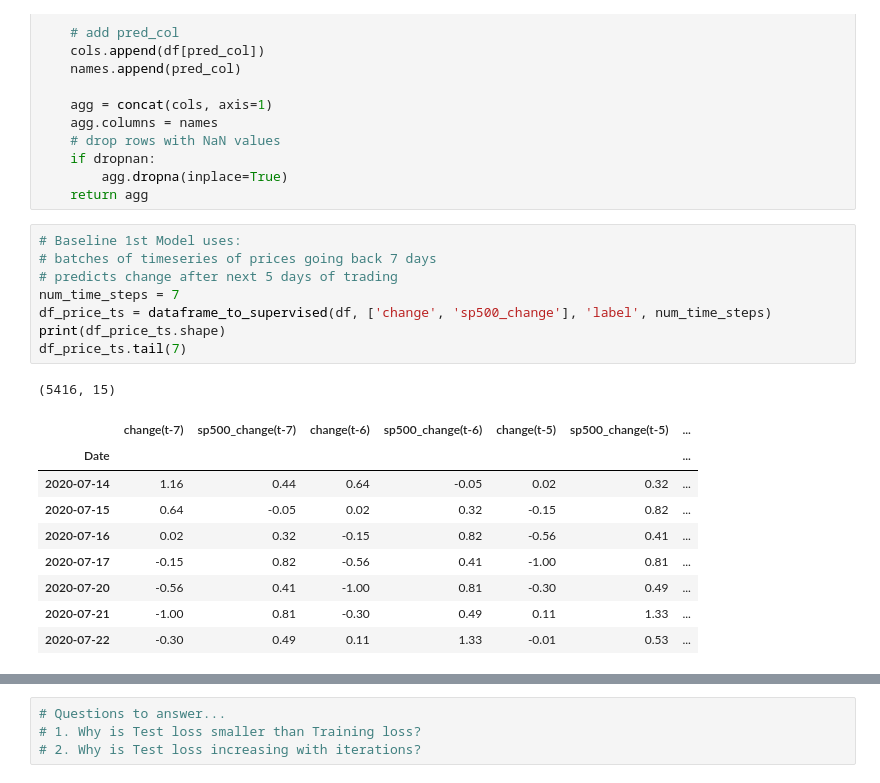
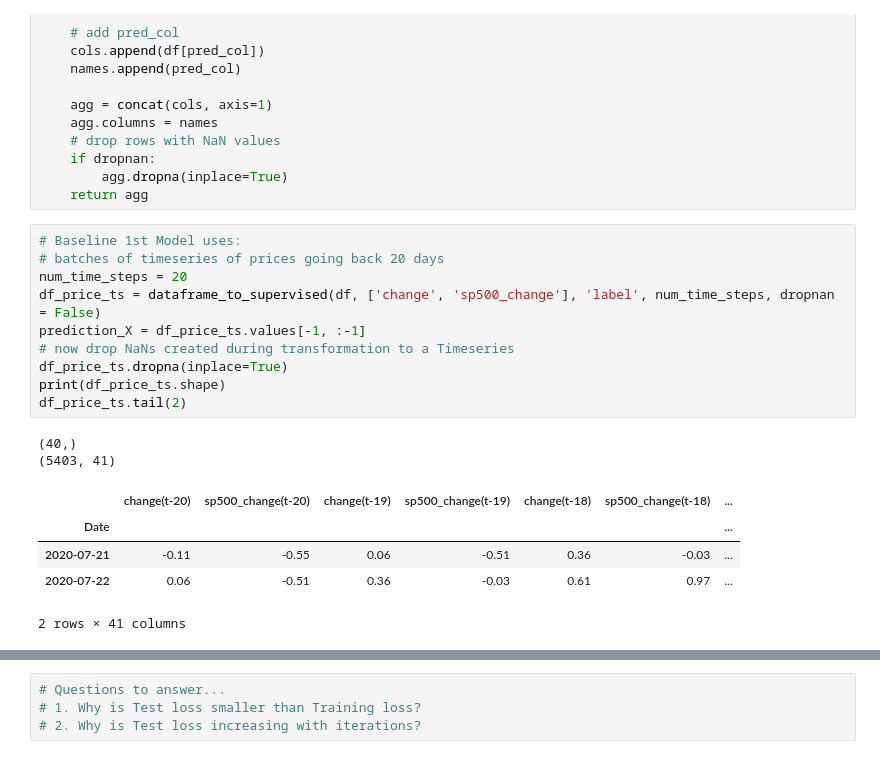
Before and after one commit to simonperrott/stockatron, a Jupyter notebook: stockatron_baseline_model.ipynb, the cells around one changed output, grey strips where cells are left out. Drawn from its saved outputs; the diff is of its cells as text.

```diff
--- a/stockatron_baseline_model.ipynb
+++ b/stockatron_baseline_model.ipynb
@@ -156,23 +156,22 @@ def dataframe_to_supervised(df, input_cols, pred_col, n_timesteps=1, dropnan=Tru
 	return agg
 # %%
 # Baseline 1st Model uses:
-# batches of timeseries of prices going back 7 days
-# predicts change after next 5 days of trading
-num_time_steps = 7
-df_price_ts = dataframe_to_supervised(df, ['change', 'sp500_change'], 'label', num_time_steps)
+# batches of timeseries of prices going back 20 days
+num_time_steps = 20
+df_price_ts = dataframe_to_supervised(df, ['change', 'sp500_change'], 'label', num_time_steps, dropnan = False)
+prediction_X = df_price_ts.values[-1, :-1]
+# now drop NaNs created during transformation to a Timeseries
+df_price_ts.dropna(inplace=True)
 print(df_price_ts.shape)
-df_price_ts.tail(7)
+df_price_ts.tail(2)
 # %% [output]
-(5416, 15)
+(40,)
+(5403, 41)
-|  | change(t-7) | sp500_change(t-7) | change(t-6) | sp500_change(t-6) | change(t-5) | sp500_change(t-5) | ... |
+|  | change(t-20) | sp500_change(t-20) | change(t-19) | sp500_change(t-19) | change(t-18) | sp500_change(t-18) | ... |
 | Date |  |  |  |  |  |  | ... |
-| 2020-07-14 | 1.16 | 0.44 | 0.64 | -0.05 | 0.02 | 0.32 | ... |
-| 2020-07-15 | 0.64 | -0.05 | 0.02 | 0.32 | -0.15 | 0.82 | ... |
-| 2020-07-16 | 0.02 | 0.32 | -0.15 | 0.82 | -0.56 | 0.41 | ... |
-| 2020-07-17 | -0.15 | 0.82 | -0.56 | 0.41 | -1.00 | 0.81 | ... |
-| 2020-07-20 | -0.56 | 0.41 | -1.00 | 0.81 | -0.30 | 0.49 | ... |
-| 2020-07-21 | -1.00 | 0.81 | -0.30 | 0.49 | 0.11 | 1.33 | ... |
-| 2020-07-22 | -0.30 | 0.49 | 0.11 | 1.33 | -0.01 | 0.53 | ... |
+| 2020-07-21 | -0.11 | -0.55 | 0.06 | -0.51 | 0.36 | -0.03 | ... |
+| 2020-07-22 | 0.06 | -0.51 | 0.36 | -0.03 | 0.61 | 0.97 | ... |
+2 rows × 41 columns
 # %%
 # Plot the data classes using only the previous day's change & sp500 change
 df_price_ts['color'] = df_price_ts['label'].apply(lambda x: 'blue' if x==0 else 'red' if x==-1 else 'green')
```
Also changed, not shown: parts of 13 cells of this notebook.
